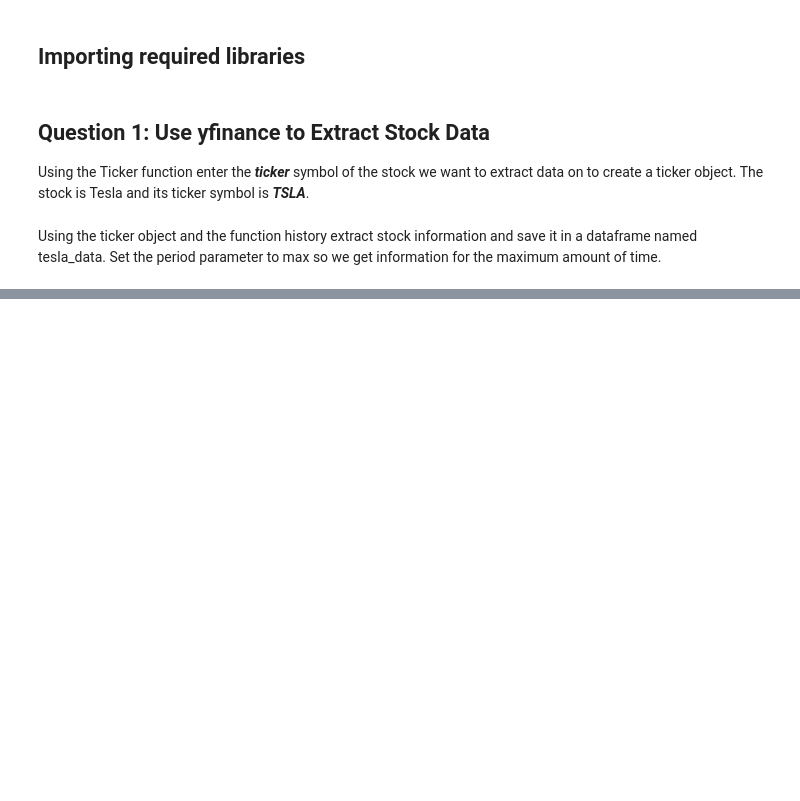
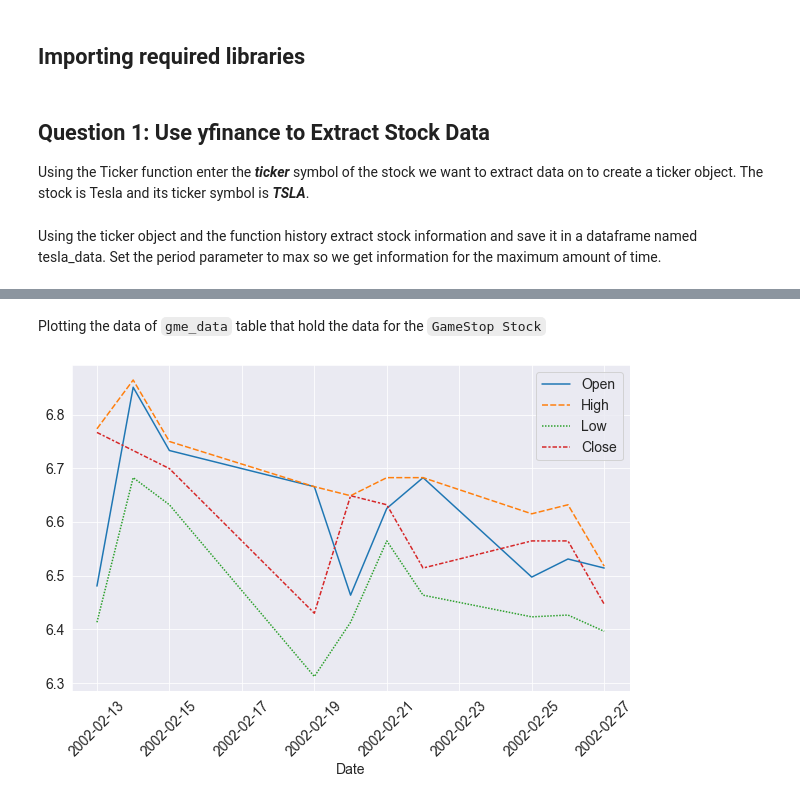
Before and after one commit to alamgirakash2000/IBM-Data-Science-Professional-Certificate-Program, a Jupyter notebook: Course05-python-project-for-data-science/Analyzing Historical Stock And Building a Dashboard.ipynb, the cells around one changed output, grey strips where cells are left out. Saved outputs shown, nothing was run; the diff lists cells and outputs as text; code cells hidden in the pictures; blank space fills up the shorter version.

```diff
--- a/Course05-python-project-for-data-science/Analyzing Historical Stock And Building a Dashboard.ipynb
+++ b/Course05-python-project-for-data-science/Analyzing Historical Stock And Building a Dashboard.ipynb
@@ -76,0 +107,2 @@ This repository is to track my progress of this program and also store all the p
+# %%
+gamestop = yf.Ticker("GME")
@@ -76,0 +111,3 @@ This repository is to track my progress of this program and also store all the p
+# %%
+gme_data=gamestop.history(period="max")
+gme_data.head()
@@ -76,0 +124,3 @@ This repository is to track my progress of this program and also store all the p
+# %%
+gme_data.reset_index(inplace=True)
+gme_data.head()
@@ -76,0 +210,8 @@ This repository is to track my progress of this program and also store all the p
+# %% [markdown]
+Plotting the data of `gme_data` table that hold the data for the `GameStop Stock`
+# %%
+plt.xticks(rotation=45)
+sns.lineplot(data=gme_selected)
+plt.show()
+# %% [output]
+[figure, added]
```
Also changed, not shown: parts of 37 cells of this notebook, 1 other file.
